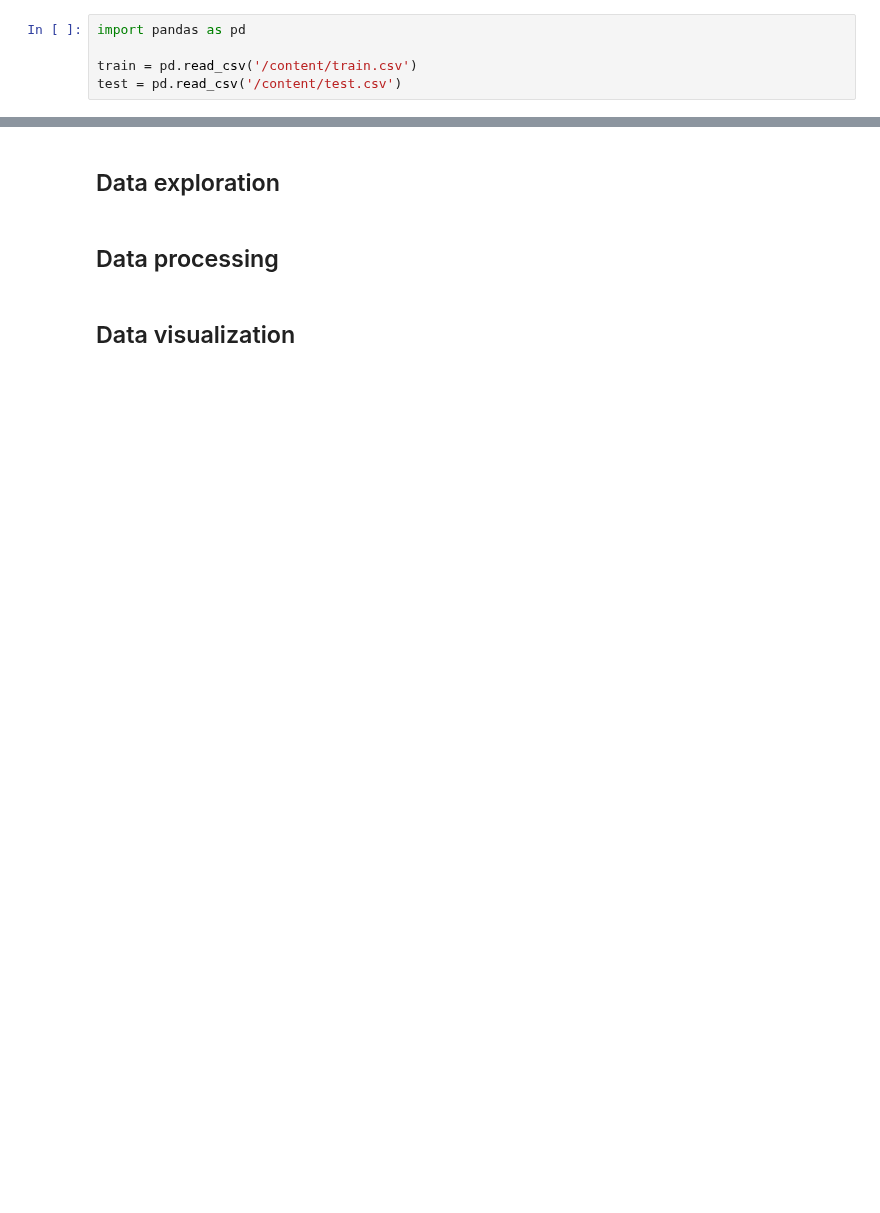
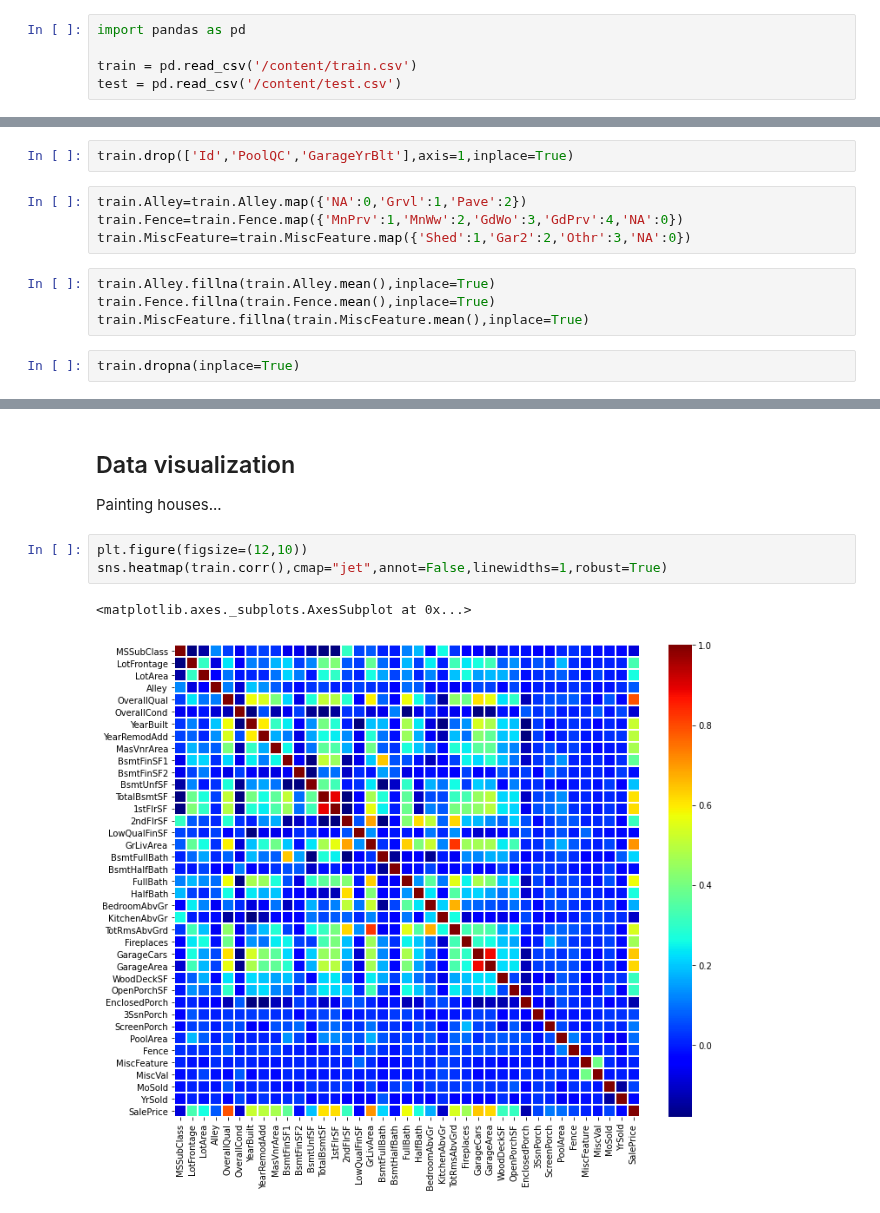
Before and after one commit to GZabalaG/AIMaster, a Jupyter notebook: Datasets_Analysis/house_price_prediction.ipynb, the cells around one changed output, grey strips where cells are left out. Drawn from its saved outputs; the diff is of its cells as text; blank space fills up the shorter version.

```diff
--- a/Datasets_Analysis/house_price_prediction.ipynb
+++ b/Datasets_Analysis/house_price_prediction.ipynb
@@ -60,0 +255,12 @@ display(test)
+# %%
+train.drop(['Id','PoolQC','GarageYrBlt'],axis=1,inplace=True)
+# %%
+train.Alley=train.Alley.map({'NA':0,'Grvl':1,'Pave':2})
+train.Fence=train.Fence.map({'MnPrv':1,'MnWw':2,'GdWo':3,'GdPrv':4,'NA':0})
+train.MiscFeature=train.MiscFeature.map({'Shed':1,'Gar2':2,'Othr':3,'NA':0})
+# %%
+train.Alley.fillna(train.Alley.mean(),inplace=True)
+train.Fence.fillna(train.Fence.mean(),inplace=True)
+train.MiscFeature.fillna(train.MiscFeature.mean(),inplace=True)
+# %%
+train.dropna(inplace=True)
@@ -61,6 +352,10 @@ display(test)
 # %% [markdown]
-## Data exploration
+## Data visualization
+
+Painting houses...
-# %% [markdown]
-## Data processing
-# %% [markdown]
-## Data visualization
+# %%
+plt.figure(figsize=(12,10))
+sns.heatmap(train.corr(),cmap="jet",annot=False,linewidths=1,robust=True)
+# %% [output]
+<matplotlib.axes._subplots.AxesSubplot at 0x...>
+[figure, added]
```
Also changed, not shown: parts of 29 cells of this notebook.
